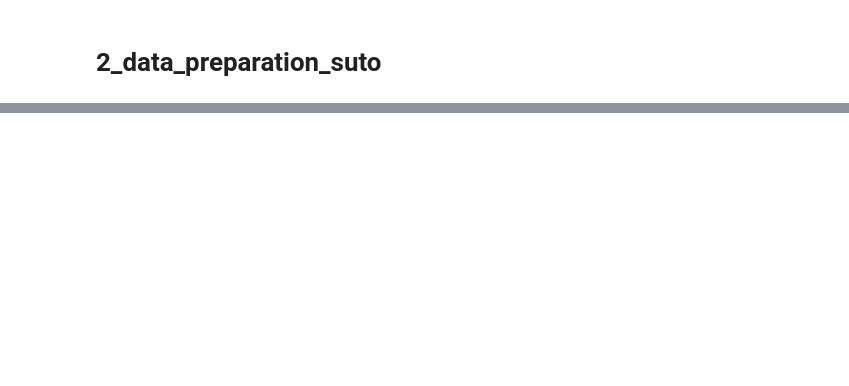
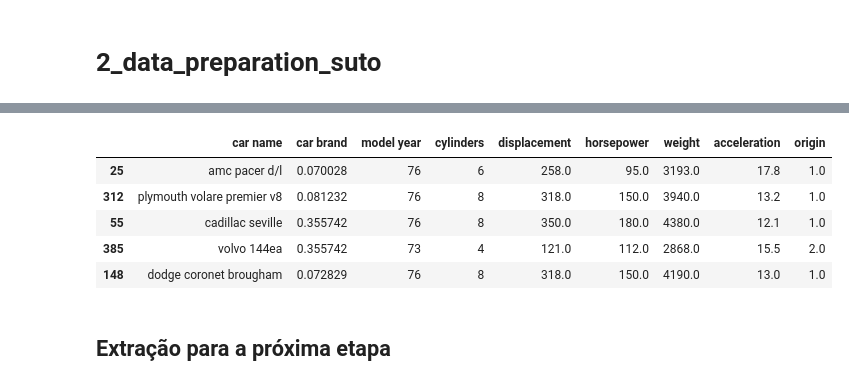
Before and after one commit to Carne-de-Pescoco/kaggle-used-car, a Jupyter notebook: notebooks/2_data_preparation_suto.ipynb, the cells around one changed output, grey strips where cells are left out. Cells and saved outputs as stored; diff of their text form; code cells hidden in the pictures; blank space fills up the shorter version.

Commit message:
[feat] Adicionada etapa de engeharia de atributos rare e frequency labeling.

```diff
--- a/notebooks/2_data_preparation_suto.ipynb
+++ b/notebooks/2_data_preparation_suto.ipynb
@@ -61,0 +44,8 @@ memory usage: 31.1+ KB
+# %%
+X = df_data.drop(['mpg'], axis=1)
+y = df_data['mpg']
+
+X_train, X_test, y_train, y_test = train_test_split(X, y, test_size=0.1, random_state=42)
+
+print(f"""Dimensão do conjunto de treino: {X_train.shape}
+Dimensão do conjunto de validação: {X_test.shape}""")
@@ -61,0 +82,17 @@ memory usage: 31.1+ KB
+# %%
+pipe = Pipeline([('RareLabel', ce.RareLabelCategoricalEncoder(tol=0.05, n_categories=4, variables=['car brand'], replace_with='Rare'))
+                 , ('CountFrequency', ce.CountFrequencyCategoricalEncoder(encoding_method='frequency', variables=['car brand']))])
+
+X_train_encoded = pipe.fit_transform(X_train)
+X_test_encoded = pipe.transform(X_test)
+
+X_train_encoded.head()
+# %% [output]
+|  | car name | car brand | model year | cylinders | displacement | horsepower | weight | acceleration | origin |
+| 25 | amc pacer d/l | 0.070028 | 76 | 6 | 258.0 | 95.0 | 3193.0 | 17.8 | 1.0 |
+| 312 | plymouth volare premier v8 | 0.081232 | 76 | 8 | 318.0 | 150.0 | 3940.0 | 13.2 | 1.0 |
+| 55 | cadillac seville | 0.355742 | 76 | 8 | 350.0 | 180.0 | 4380.0 | 12.1 | 1.0 |
+| 385 | volvo 144ea | 0.355742 | 73 | 4 | 121.0 | 112.0 | 2868.0 | 15.5 | 2.0 |
+| 148 | dodge coronet brougham | 0.072829 | 76 | 8 | 318.0 | 150.0 | 4190.0 | 13.0 | 1.0 |
+# %% [markdown]
+## Extração para a próxima etapa
```
Also changed, not shown: parts of 10 cells of this notebook, 4 other files.
